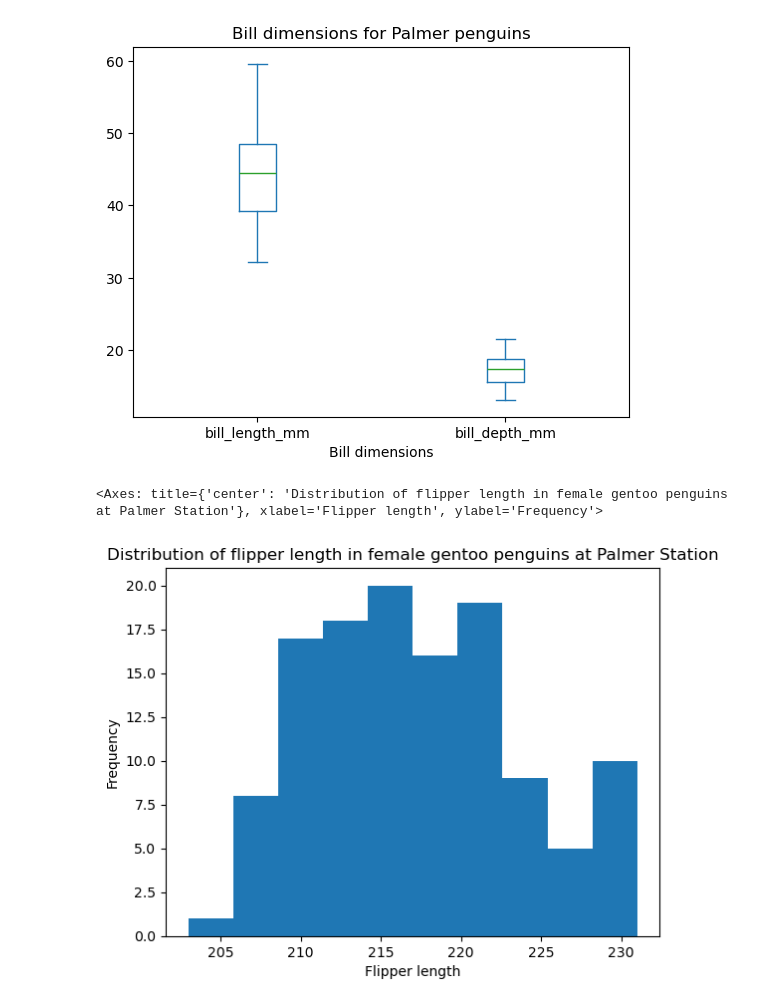
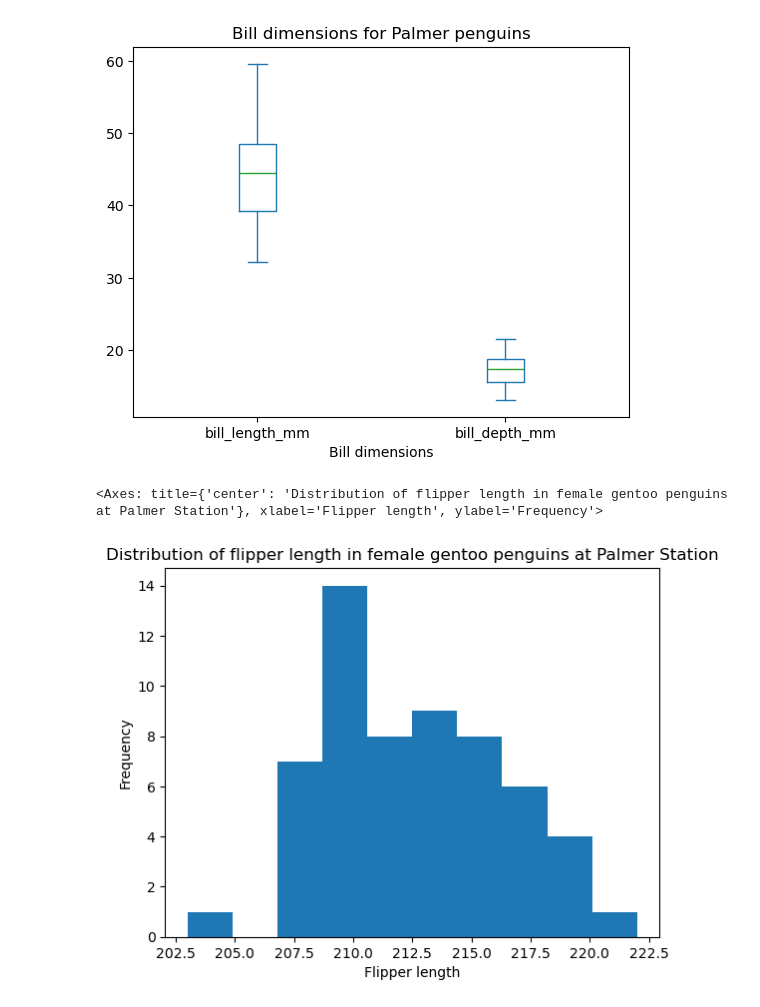
Before and after one commit to gingersknapp/eds-220-in-class, a Jupyter notebook: Week1/week1-basic-plotting.ipynb, the cells around one changed output. Drawn from its saved outputs; the diff is of its cells as text; code cells hidden in the pictures.

```diff
--- a/Week1/week1-basic-plotting.ipynb
+++ b/Week1/week1-basic-plotting.ipynb
@@ -303,12 +303,12 @@ penguins[['bill_length_mm', 'bill_depth_mm']].plot(kind = 'box',
 <Axes: title={'center': 'Bill dimensions for Palmer penguins'}, xlabel='Bill dimensions'>
 [figure]
 # %%
-female_penguins = penguins[penguins['sex'] == 'female']
-female_gentoo = penguins[penguins['species'] == 'Gentoo']
+female_gentoo = penguins[(penguins['sex'] == 'female') & (penguins['species'] == 'Gentoo')]
+
 
 female_gentoo['flipper_length_mm'].plot(kind = 'hist',
                 title = 'Distribution of flipper length in female gentoo penguins at Palmer Station',
                 xlabel = 'Flipper length')
 # %% [output]
 <Axes: title={'center': 'Distribution of flipper length in female gentoo penguins at Palmer Station'}, xlabel='Flipper length', ylabel='Frequency'>
-[figure, old version]
+[figure, new version]
```
Also changed, not shown: 1 other file.
